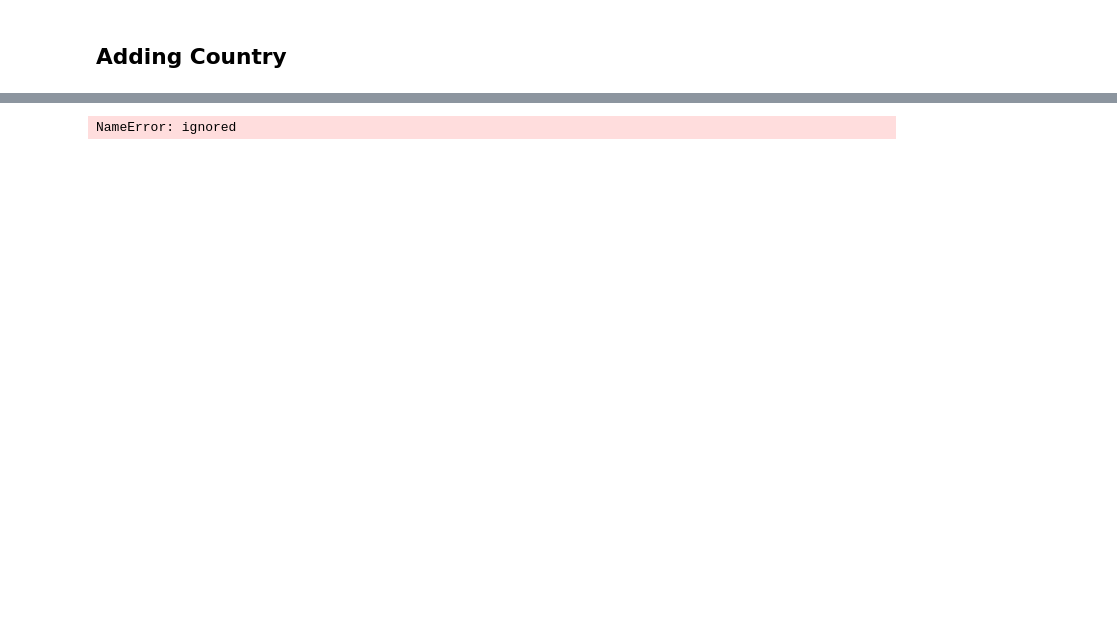
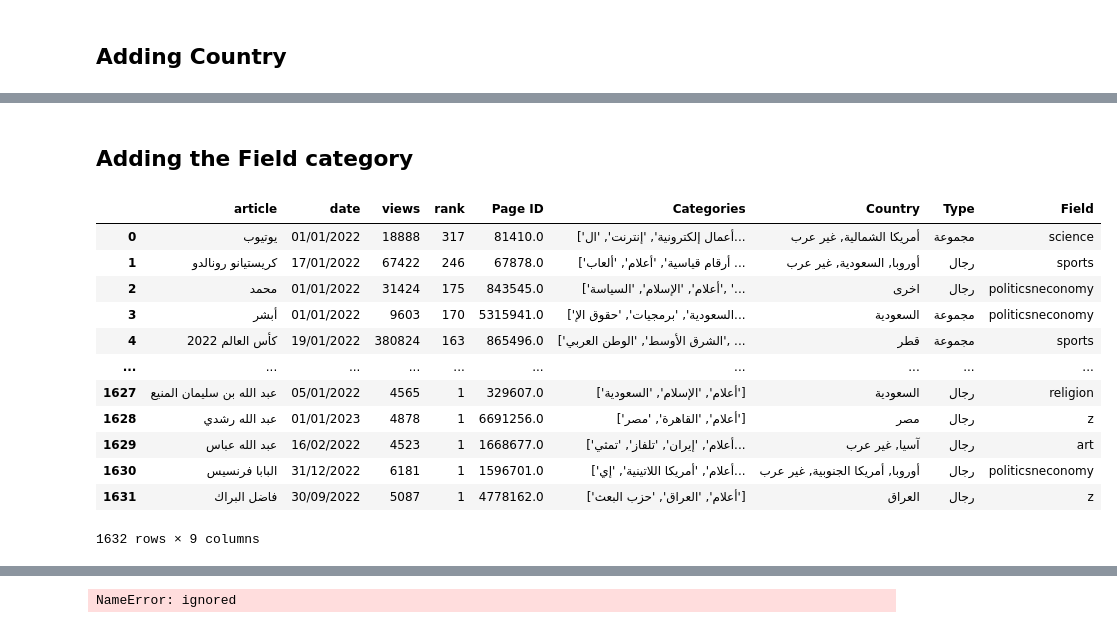
Before and after one commit to ia234/Python_23, a Jupyter notebook: Category_Analysis.ipynb, the cells around one changed output, grey strips where cells are left out. Saved outputs shown, nothing was run; the diff lists cells and outputs as text; code cells hidden in the pictures; blank space fills up the shorter version.

```diff
--- a/Category_Analysis.ipynb
+++ b/Category_Analysis.ipynb
@@ -386,0 +549,53 @@ smaller_df
+# %% [markdown]
+## Adding the Field category
+# %%
+import pandas as pd
+
+# Assuming you have a DataFrame called smaller_df with a "Categories" column
+
+# Define a function to categorize the rows based on the presence of words
+def categorize_field(row):
+    if isinstance(row, str):  # Check if the input is a string
+        if "كأس العالم" in row or "ألعاب أولمبية" in row or "كرة القدم" in row or "رياضة" in row or "سباحة" in row or "كرة اليد" in row or "كرة المضرب" in row or "مصارعة" in row:
+            return "sports"
+
+        # because countries also have 'languages' which is categorized under 'arts'
+        elif "دول" in row or "جزر" in row or "جغرافيا" in row:
+            return "locations"
+
+        # Because Stephen Hawking also categorized under 'English literature'
+        elif "علم" in row or "علوم" in row or "طب" in row or "تقانة" in row or "تجمعات سكانية" in row or "زراعة" in row or "تعليم" in row or "بيطرة" in row or "شركات" in row or "إلكترونية" in row:
+            return "science"
+
+        # politics before arts because ( 'تمثيل', 'سينما',) فولوديمير زيلينسكي and صدام حسين ('أدب عربي')
+        elif "السياسة" in row or "ملكية" in row or "الاقتصاد" in row or "الحرب" in row or "القانون" in row or "حقوق" in row or "صراع" in row or "حرب" in row or "آل سعود" in row:
+            return "politicsneconomy"
+        elif "تمثيل" in row or "سينما" in row or "أدب" in row or "موسيقى" in row or "فنون" in row or "تلفاز" in row or "ثقافة" in row or "موضة" in row or "إعلام" in row \
+         or "مسرح" in row or "دراما" in row or "فلكلور" in row:
+            return "art"
+
+        elif "الإسلام" in row or "الأديان" in row or "الشيعة" in row or "المسيحية" in row or "اليهودية" in row or "الجاينية" in row or "السيخية" in row or "الهندوسية" in row:
+            return "religion"
+
+
+    return "z"
+
+# Apply the categorize_field function to create the "Field" column
+smaller_df_field['Field'] = smaller_df_field['Categories'].apply(categorize_field)
+
+# Print the updated DataFrame
+smaller_df_field
+# %% [output]
+|  | article | date | views | rank | Page ID | Categories | Country | Type | Field |
+| 0 | يوتيوب | 01/01/2022 | 18888 | 317 | 81410.0 | ['أعمال إلكترونية', 'إنترنت', 'ال... | أمريكا الشمالية, غير عرب | مجموعة | science |
+| 1 | كريستيانو رونالدو | 17/01/2022 | 67422 | 246 | 67878.0 | ['أرقام قياسية', 'أعلام', 'ألعاب ... | أوروبا, السعودية, غير عرب | رجال | sports |
+| 2 | محمد | 01/01/2022 | 31424 | 175 | 843545.0 | ['أعلام', 'الإسلام', 'السياسة', '... | اخرى | رجال | politicsneconomy |
+| 3 | أبشر | 01/01/2022 | 9603 | 170 | 5315941.0 | ['السعودية', 'برمجيات', 'حقوق الإ... | السعودية | مجموعة | politicsneconomy |
+| 4 | كأس العالم 2022 | 19/01/2022 | 380824 | 163 | 865496.0 | ['الشرق الأوسط', 'الوطن العربي', ... | قطر | مجموعة | sports |
+| ... | ... | ... | ... | ... | ... | ... | ... | ... | ... |
+| 1627 | عبد الله بن سليمان المنيع | 05/01/2022 | 4565 | 1 | 329607.0 | ['أعلام', 'الإسلام', 'السعودية'] | السعودية | رجال | religion |
+| 1628 | عبد الله رشدي | 01/01/2023 | 4878 | 1 | 6691256.0 | ['أعلام', 'القاهرة', 'مصر'] | مصر | رجال | z |
+| 1629 | عبد الله عباس | 16/02/2022 | 4523 | 1 | 1668677.0 | ['أعلام', 'إيران', 'تلفاز', 'تمثي... | آسيا, غير عرب | رجال | art |
+| 1630 | البابا فرنسيس | 31/12/2022 | 6181 | 1 | 1596701.0 | ['أعلام', 'أمريكا اللاتينية', 'إي... | أوروبا, أمريكا الجنوبية, غير عرب | رجال | politicsneconomy |
+| 1631 | فاضل البراك | 30/09/2022 | 5087 | 1 | 4778162.0 | ['أعلام', 'العراق', 'حزب البعث'] | العراق | رجال | z |
+1632 rows × 9 columns
```
Also changed, not shown: parts of 33 cells of this notebook.
